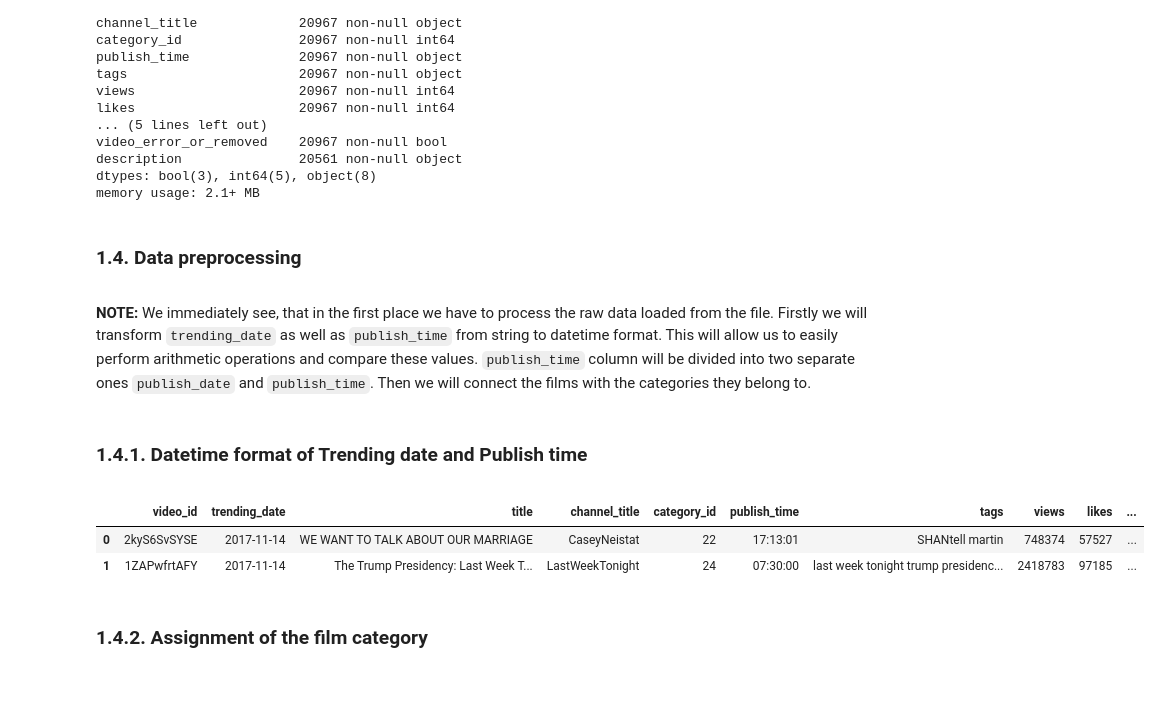
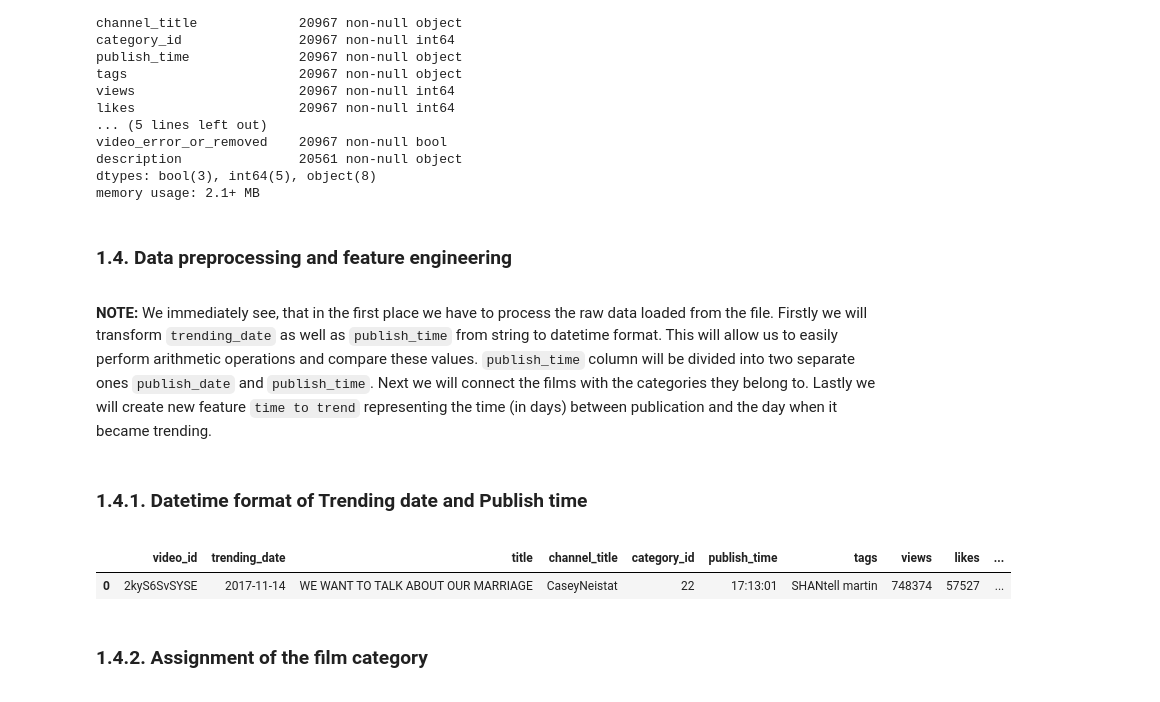
Before and after one commit to SkalskiP/ILearnMachineLearning.py, a Jupyter notebook: 0_Kaggle_projects/Most_Trending_on_YouTube.ipynb, the cells around one changed output. Drawn from its saved outputs; the diff is of its cells as text; code cells hidden in the pictures.

````diff
--- a/0_Kaggle_projects/Most_Trending_on_YouTube.ipynb
+++ b/0_Kaggle_projects/Most_Trending_on_YouTube.ipynb
@@ -71,27 +76,26 @@ description               20561 non-null object
 dtypes: bool(3), int64(5), object(8)
 memory usage: 2.1+ MB
 # %% [markdown]
-### 1.4. Data preprocessing
-<a id="data_preprocessing"></a>
+### 1.4. Data preprocessing and feature engineering
+<a id="data_preprocessing_and_feature_engineering"></a>
 # %% [markdown]
-<b>NOTE:</b> We immediately see, that in the first place we have to process the raw data loaded from the file. Firstly we will transform ```trending_date``` as well as ```publish_time``` from string to datetime format. This will allow us to easily perform arithmetic operations and compare these values. ```publish_time``` column will be divided into two separate ones ```publish_date``` and ```publish_time```. Then we will connect the films with the categories they belong to.
+<b>NOTE:</b> We immediately see, that in the first place we have to process the raw data loaded from the file. Firstly we will transform ```trending_date``` as well as ```publish_time``` from string to datetime format. This will allow us to easily perform arithmetic operations and compare these values. ```publish_time``` column will be divided into two separate ones ```publish_date``` and ```publish_time```. Next we will connect the films with the categories they belong to. Lastly we will create new feature ```time to trend``` representing the time (in days) between publication and the day when it became trending.
 # %% [markdown]
 ### 1.4.1. Datetime format of Trending date and Publish time
 <a id="datetime_format_of_trending_date_and_publish_time"></a>
 # %%
 # Transforming Trending date column to datetime format
-us_videos['trending_date'] = pd.to_datetime(us_videos['trending_date'], format='%y.%d.%m')
+us_videos['trending_date'] = pd.to_datetime(us_videos['trending_date'], format='%y.%d.%m').dt.date
 
 # Transforming Trending date column to datetime format and splitting into two separate ones
 publish_time = pd.to_datetime(us_videos['publish_time'], format='%Y-%m-%dT%H:%M:%S.%fZ')
 us_videos['publish_date'] = publish_time.dt.date
 us_videos['publish_time'] = publish_time.dt.time
 # %%
-us_videos.head(2)
+us_videos.head(1)
 # %% [output]
 |  | video_id | trending_date | title | channel_title | category_id | publish_time | tags | views | likes | ... |
 | 0 | 2kyS6SvSYSE | 2017-11-14 | WE WANT TO TALK ABOUT OUR MARRIAGE | CaseyNeistat | 22 | 17:13:01 | SHANtell martin | 748374 | 57527 | ... |
-| 1 | 1ZAPwfrtAFY | 2017-11-14 | The Trump Presidency: Last Week T... | LastWeekTonight | 24 | 07:30:00 | last week tonight trump presidenc... | 2418783 | 97185 | ... |
 # %% [markdown]
 ### 1.4.2. Assignment of the film category
 <a id="assignment_of_the_film_category"></a>
````
Also changed, not shown: parts of 16 cells of this notebook.
